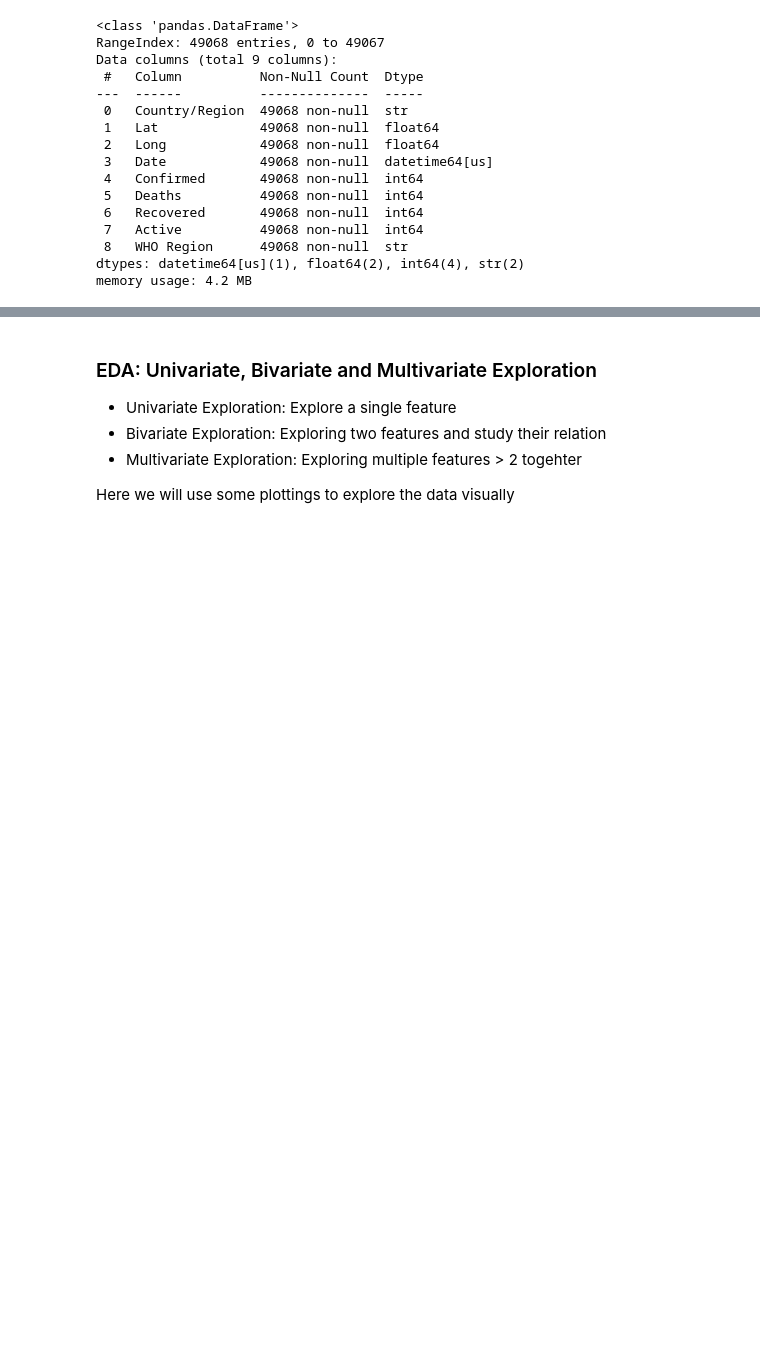
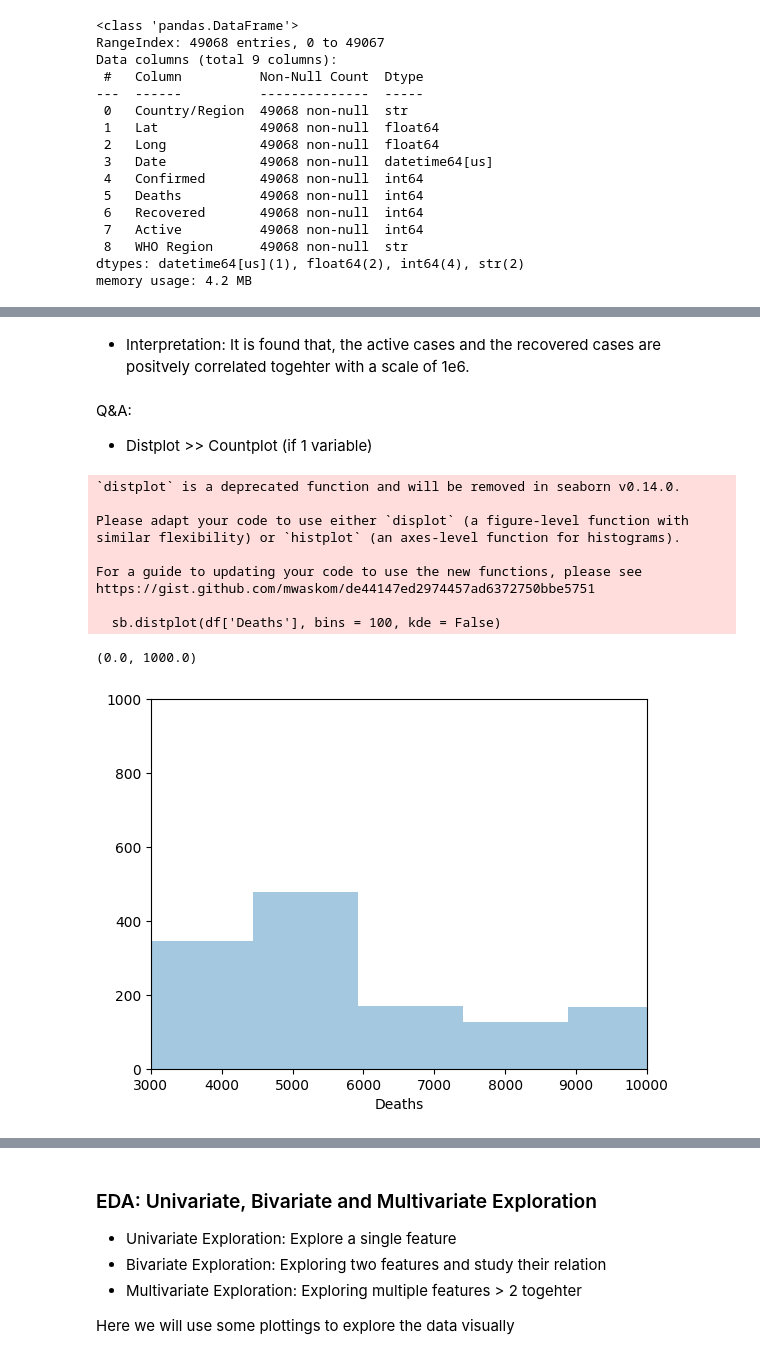
Before and after one commit to aly-mourady/MACHINE-LEARNING-FEB-2025-2026, a Jupyter notebook: LabWeek2&3&5.ipynb, the cells around one changed output, grey strips where cells are left out. Cells and saved outputs as stored; diff of their text form; code cells hidden in the pictures; blank space fills up the shorter version.

```diff
--- a/LabWeek2&3&5.ipynb
+++ b/LabWeek2&3&5.ipynb
@@ -371 +484,23 @@ memory usage: 4.2 MB
+# %% [markdown]
+- Interpretation: It is found that, the active cases and the recovered cases are positvely correlated togehter with a scale of 1e6.
+# %% [markdown]
+Q&A:
+
+- Distplot >> Countplot (if 1 variable)
+# %%
+sb.distplot(df['Deaths'], bins = 100, kde = False)
+plt.xlim(3000, 10000) # Limit the axis to a specific range
+plt.ylim(0, 1000)
+# %% [output]
+`distplot` is a deprecated function and will be removed in seaborn v0.14.0.
+
+Please adapt your code to use either `displot` (a figure-level function with
+similar flexibility) or `histplot` (an axes-level function for histograms).
+
+For a guide to updating your code to use the new functions, please see
+https://gist.github.com/mwaskom/de44147ed2974457ad6372750bbe5751
+
+  sb.distplot(df['Deaths'], bins = 100, kde = False)
+(0.0, 1000.0)
+[figure, added]
 # %% [markdown]
```
Also changed, not shown: parts of 21 cells of this notebook.
